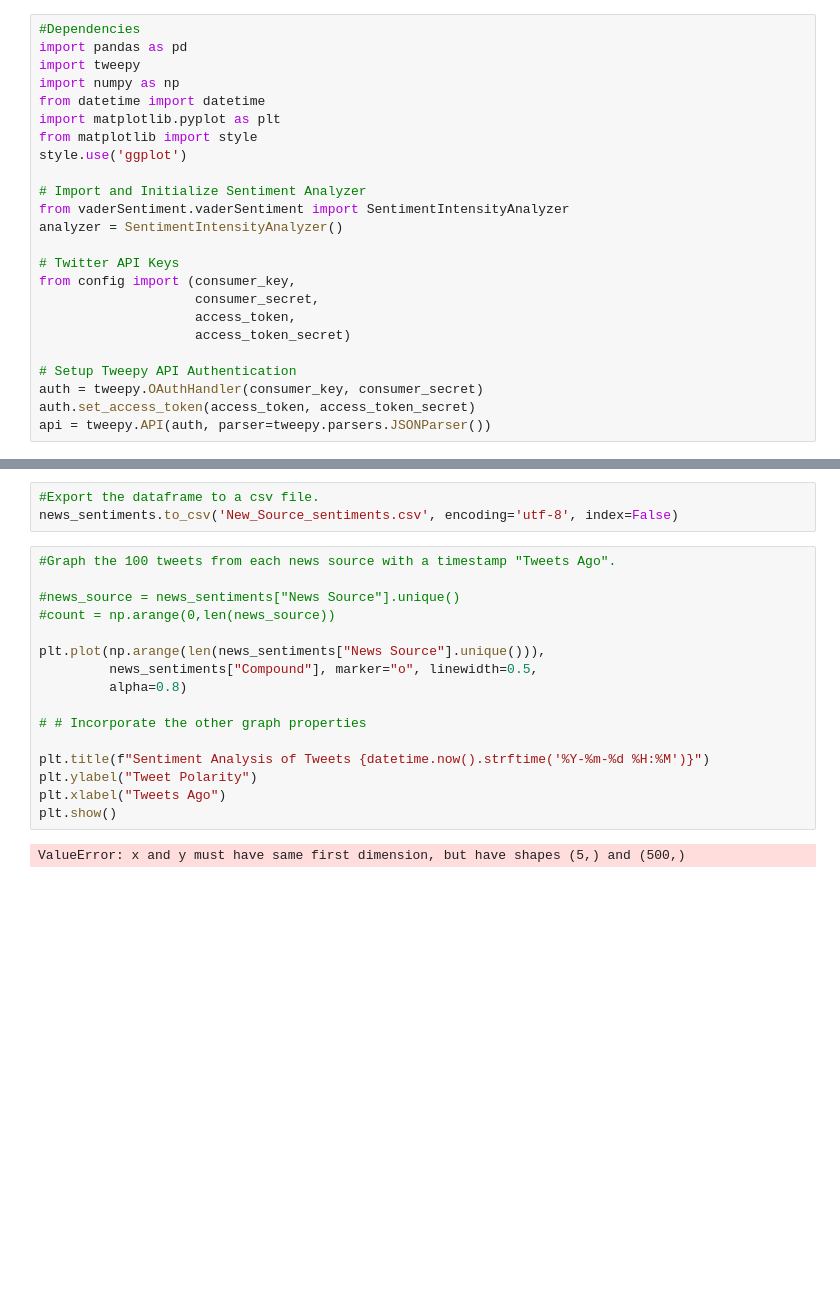
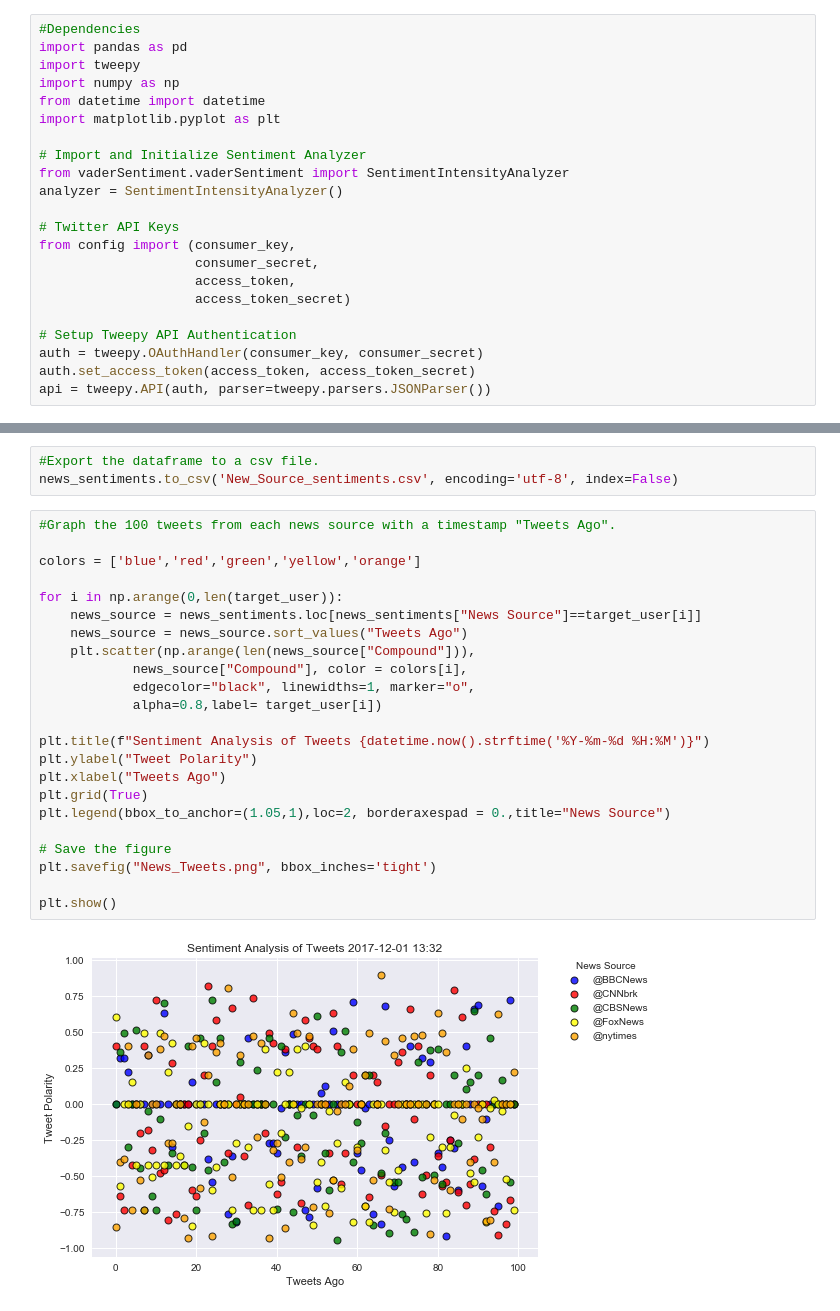
Before and after one commit to TomBerton/PySocialAnalytics, a Jupyter notebook: News_Mood.ipynb, the cells around one changed output, grey strips where cells are left out. Saved outputs shown, nothing was run; the diff lists cells and outputs as text; blank space fills up the shorter version.

```diff
--- a/News_Mood.ipynb
+++ b/News_Mood.ipynb
@@ -7,8 +7,6 @@ import tweepy
 import numpy as np
 from datetime import datetime
 import matplotlib.pyplot as plt
-from matplotlib import style
-style.use('ggplot')
 
 # Import and Initialize Sentiment Analyzer
 from vaderSentiment.vaderSentiment import SentimentIntensityAnalyzer
@@ -109,18 +107,25 @@ news_sentiments.to_csv('New_Source_sentiments.csv', encoding='utf-8', index=Fals
 # %%
 #Graph the 100 tweets from each news source with a timestamp "Tweets Ago".
 
-#news_source = news_sentiments["News Source"].unique()
-#count = np.arange(0,len(news_source))
+colors = ['blue','red','green','yellow','orange']
 
-plt.plot(np.arange(len(news_sentiments["News Source"].unique())),
-         news_sentiments["Compound"], marker="o", linewidth=0.5,
-         alpha=0.8)
-
-# # Incorporate the other graph properties
+for i in np.arange(0,len(target_user)):
+    news_source = news_sentiments.loc[news_sentiments["News Source"]==target_user[i]]
+    news_source = news_source.sort_values("Tweets Ago")
+    plt.scatter(np.arange(len(news_source["Compound"])),
+            news_source["Compound"], color = colors[i],
+            edgecolor="black", linewidths=1, marker="o",
+            alpha=0.8,label= target_user[i])
 
 plt.title(f"Sentiment Analysis of Tweets {datetime.now().strftime('%Y-%m-%d %H:%M')}")
 plt.ylabel("Tweet Polarity")
 plt.xlabel("Tweets Ago")
+plt.grid(True)
+plt.legend(bbox_to_anchor=(1.05,1),loc=2, borderaxespad = 0.,title="News Source")
+
+# Save the figure
+plt.savefig("News_Tweets.png", bbox_inches='tight')
+
 plt.show()
 # %% [output]
-ValueError: x and y must have same first dimension, but have shapes (5,) and (500,)
+[figure, added]
```
Also changed, not shown: parts of 4 cells of this notebook, 3 other files.
